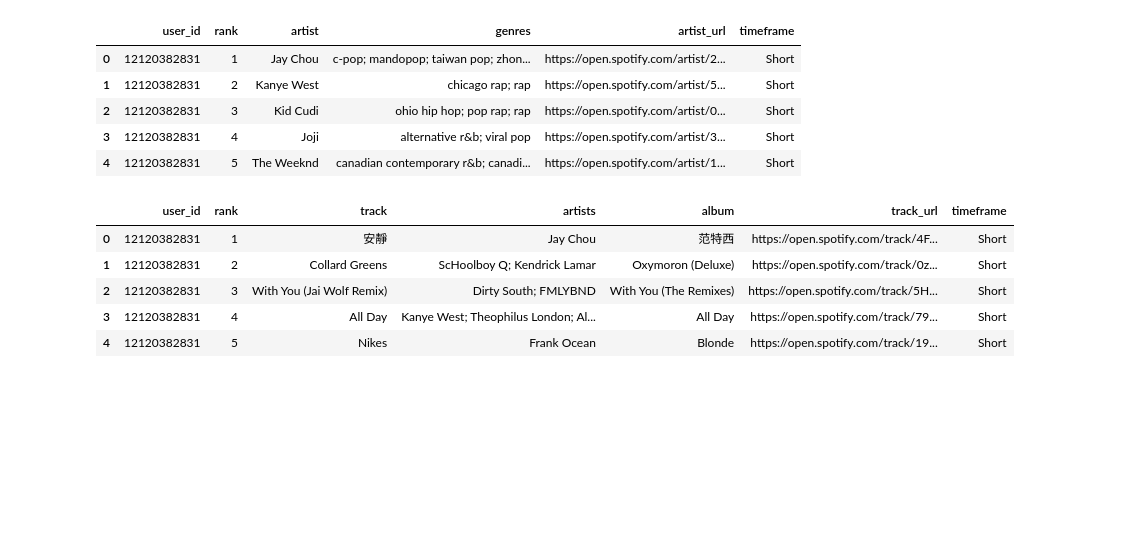
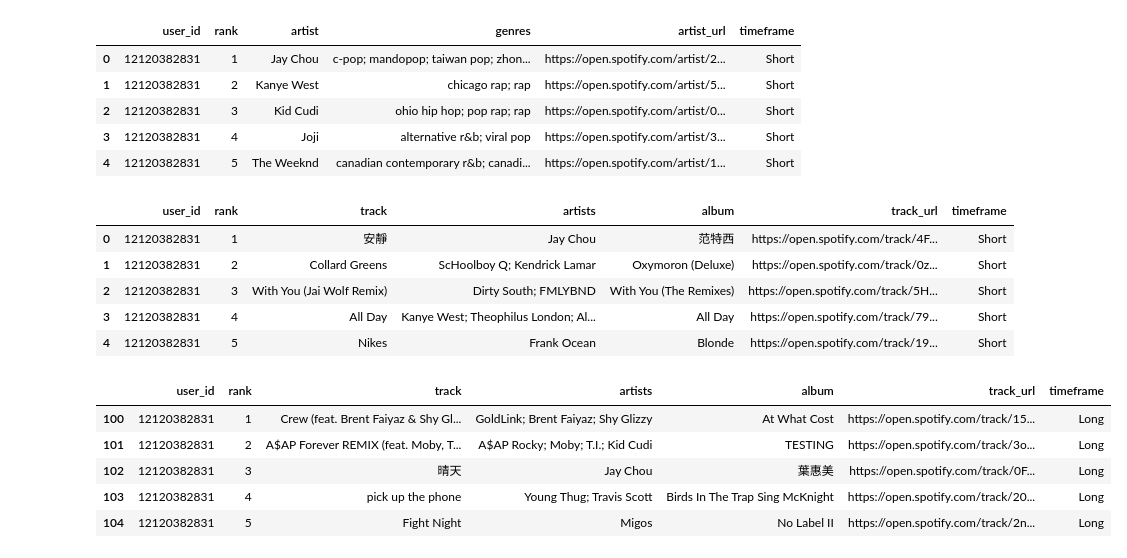
Before and after one commit to binxuankong/music-taste-template, a Jupyter notebook: Initialize DB.ipynb, the cells around one changed output. Saved outputs shown, nothing was run; the diff lists cells and outputs as text; code cells hidden in the pictures; blank space fills up the shorter version.

```diff
--- a/Initialize DB.ipynb
+++ b/Initialize DB.ipynb
@@ -147,3 +147,13 @@ df_rp.to_sql('RecentlyPlayed', engine, index=False, if_exists='replace')
 df_cp.to_sql('CurrentPlaylists', engine, index=False, if_exists='replace')
 df_ta.to_sql('TopArtists', engine, index=False, if_exists='replace')
 df_tt.to_sql('TopTracks', engine, index=False, if_exists='replace')
+# %%
+df2 = df_tt.loc[df_tt['timeframe'] == 'Long']
+df2.head()
+# %% [output]
+|  | user_id | rank | track | artists | album | track_url | timeframe |
+| 100 | 12120382831 | 1 | Crew (feat. Brent Faiyaz & Shy Gl... | GoldLink; Brent Faiyaz; Shy Glizzy | At What Cost | https://open.spotify.com/track/15... | Long |
+| 101 | 12120382831 | 2 | A$AP Forever REMIX (feat. Moby, T... | A$AP Rocky; Moby; T.I.; Kid Cudi | TESTING | https://open.spotify.com/track/3o... | Long |
+| 102 | 12120382831 | 3 | 晴天 | Jay Chou | 葉惠美 | https://open.spotify.com/track/0F... | Long |
+| 103 | 12120382831 | 4 | pick up the phone | Young Thug; Travis Scott | Birds In The Trap Sing McKnight | https://open.spotify.com/track/20... | Long |
+| 104 | 12120382831 | 5 | Fight Night | Migos | No Label II | https://open.spotify.com/track/2n... | Long |
```
Also changed, not shown: parts of 1 cell of this notebook, 6 other files.
